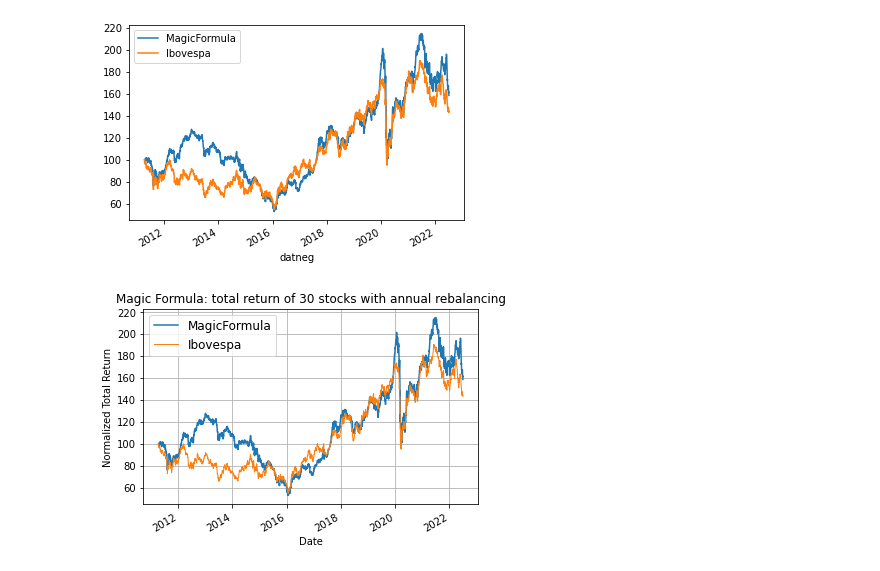
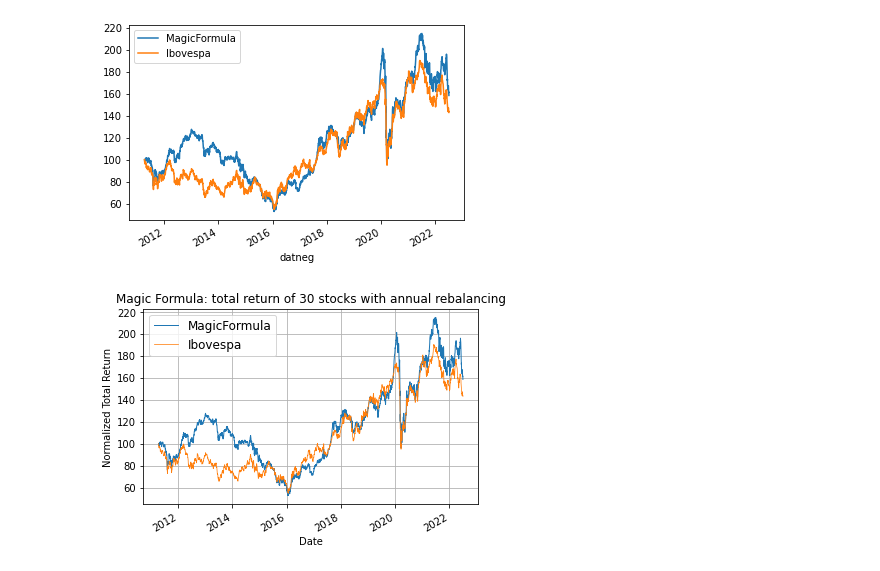
Before and after one commit to AlgebraQuant/MagicFormula, a Jupyter notebook: src/data/6_portfolio_returns.ipynb, the cells around one changed output. Saved outputs shown, nothing was run; the diff lists cells and outputs as text; code cells hidden in the pictures.

```diff
--- a/src/data/6_portfolio_returns.ipynb
+++ b/src/data/6_portfolio_returns.ipynb
@@ -220,14 +220,14 @@ df_portfolio[['MagicFormula', 'Ibovespa']].plot()
 [figure]
 # %%
 # Adjusted plot
-df_portfolio['MagicFormula'].plot(linestyle='-', label='MagicFormula')
-df_portfolio['Ibovespa'].plot(linestyle='-', linewidth = '1', label='Ibovespa')
+df_portfolio['MagicFormula'].plot(linestyle='-', linewidth = 1, label='MagicFormula')
+df_portfolio['Ibovespa'].plot(linestyle='-', linewidth = .75, label='Ibovespa')
 plt.title('Magic Formula: total return of 30 stocks with annual rebalancing')
 plt.ylabel('Normalized Total Return')
 plt.xlabel('Date')
 # plt.yscale('log')
 plt.legend(loc='upper left', fontsize=12)
 plt.grid(True)
 plt.savefig('../../reports/images/magic_ibov.jpg', dpi=300, transparent=False)
 # %% [output]
-[figure, old version]
+[figure, new version]
```
Also changed, not shown: 1 other file.
